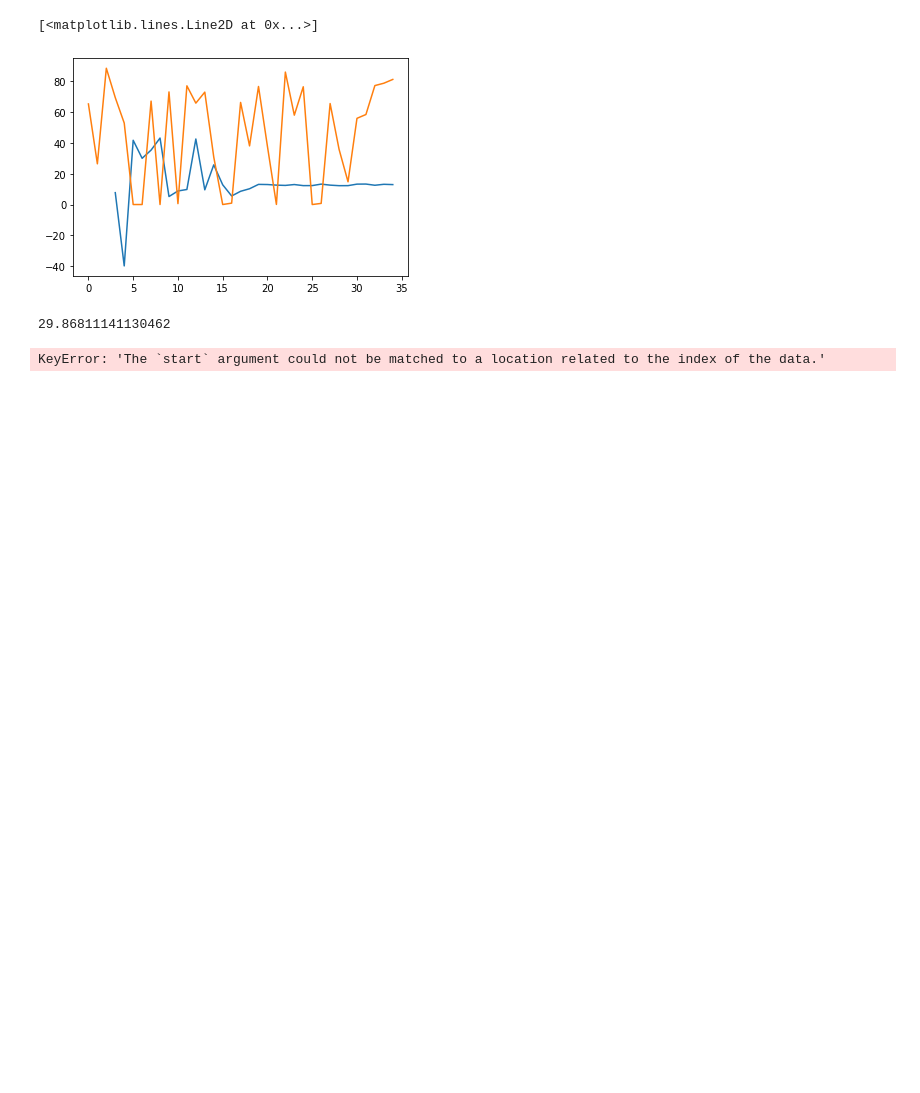
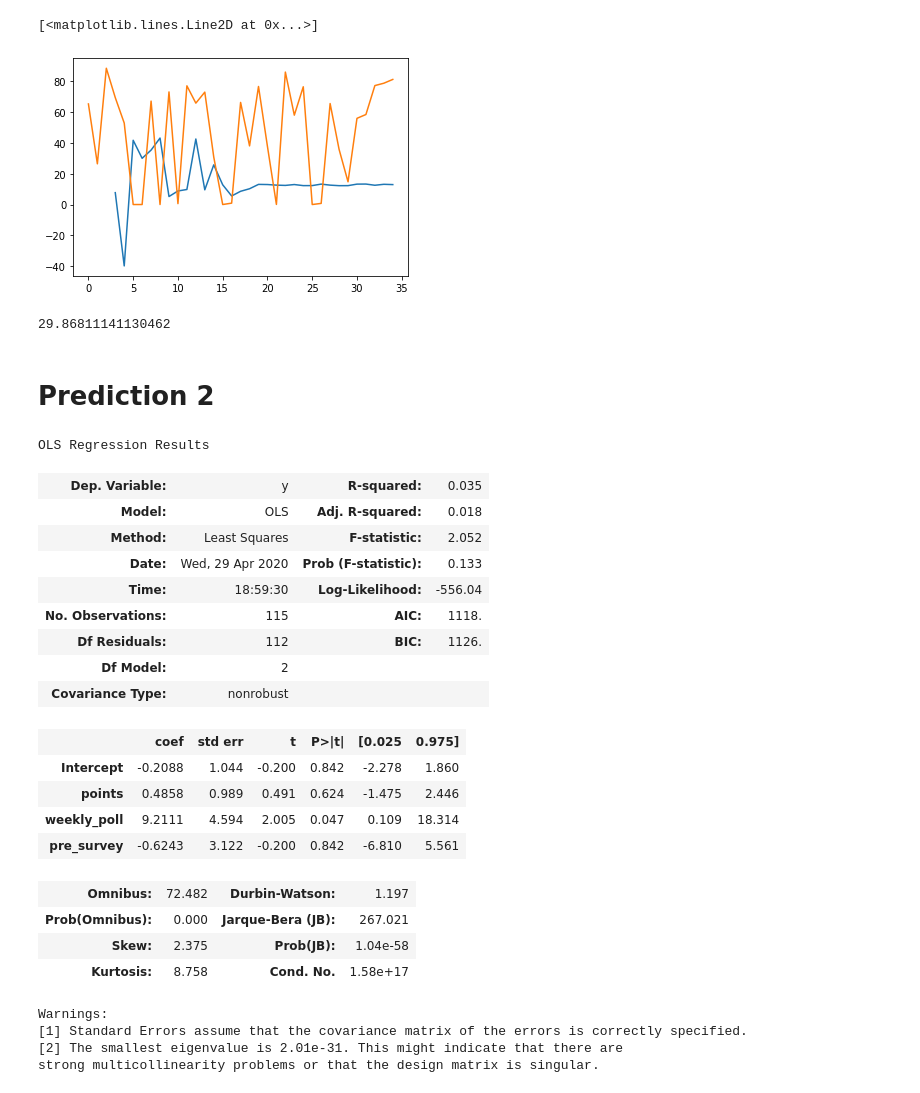
Before and after one commit to lucas-spangher/transactive_control, a Jupyter notebook: Modeling Linear Regressions.ipynb, the cells around one changed output. Cells and saved outputs as stored; diff of their text form; code cells hidden in the pictures; blank space fills up the shorter version.

```diff
--- a/Modeling Linear Regressions.ipynb
+++ b/Modeling Linear Regressions.ipynb
@@ -213,5 +202,38 @@ df_working_hours_test.set_index('Timestamp', inplace=True)
-# %%
-res.predict(start = df_working_hours_test.index[0],
-            end = df_working_hours_test.index[len(df_working_hours_test) - 1])
-# %% [output]
-KeyError: 'The `start` argument could not be matched to a location related to the index of the data.'
+# %% [markdown]
+# Prediction 2
+# %%
+df["Timestamp"] = pd.date_range(start = pd.Timestamp("2018-09-20T00"), freq='H', periods = 360)
+# %%
+df_working_hours = df[df["points"].notna()].reset_index()
+# %%
+df_working_hours_train = df_working_hours.iloc[0:115].reset_index()
+df_working_hours_test = df_working_hours.iloc[115:].reset_index()
+# %%
+ols_mod_train = smf.ols(formula = "(y ~ points + weekly_poll + pre_survey)",
+                 data = df_working_hours_train)
+ols_res = ols_mod_train.fit()
+ols_res.summary()
+# %% [output]
+OLS Regression Results
+| Dep. Variable: | y | R-squared: | 0.035 |
+| Model: | OLS | Adj. R-squared: | 0.018 |
+| Method: | Least Squares | F-statistic: | 2.052 |
+| Date: | Wed, 29 Apr 2020 | Prob (F-statistic): | 0.133 |
+| Time: | 18:59:30 | Log-Likelihood: | -556.04 |
+| No. Observations: | 115 | AIC: | 1118. |
+| Df Residuals: | 112 | BIC: | 1126. |
+| Df Model: | 2 |  |  |
+| Covariance Type: | nonrobust |  |  |
+|  | coef | std err | t | P>|t| | [0.025 | 0.975] |
+| Intercept | -0.2088 | 1.044 | -0.200 | 0.842 | -2.278 | 1.860 |
+| points | 0.4858 | 0.989 | 0.491 | 0.624 | -1.475 | 2.446 |
+| weekly_poll | 9.2111 | 4.594 | 2.005 | 0.047 | 0.109 | 18.314 |
+| pre_survey | -0.6243 | 3.122 | -0.200 | 0.842 | -6.810 | 5.561 |
+| Omnibus: | 72.482 | Durbin-Watson: | 1.197 |
+| Prob(Omnibus): | 0.000 | Jarque-Bera (JB): | 267.021 |
+| Skew: | 2.375 | Prob(JB): | 1.04e-58 |
+| Kurtosis: | 8.758 | Cond. No. | 1.58e+17 |
+Warnings:
+[1] Standard Errors assume that the covariance matrix of the errors is correctly specified.
+[2] The smallest eigenvalue is 2.01e-31. This might indicate that there are
+strong multicollinearity problems or that the design matrix is singular.
```
Also changed, not shown: parts of 27 cells of this notebook.
